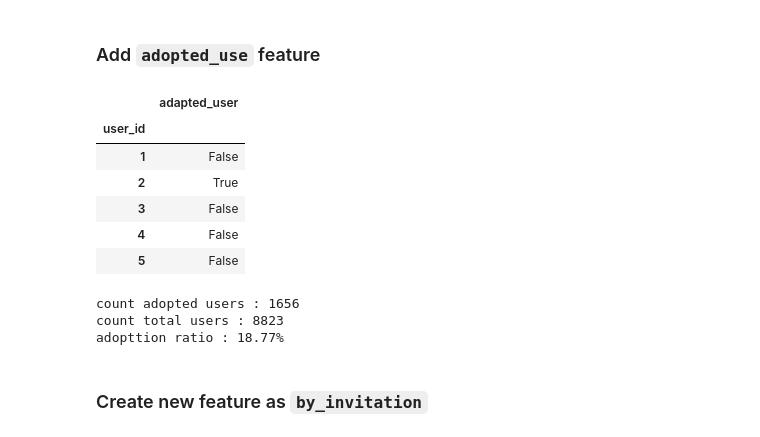
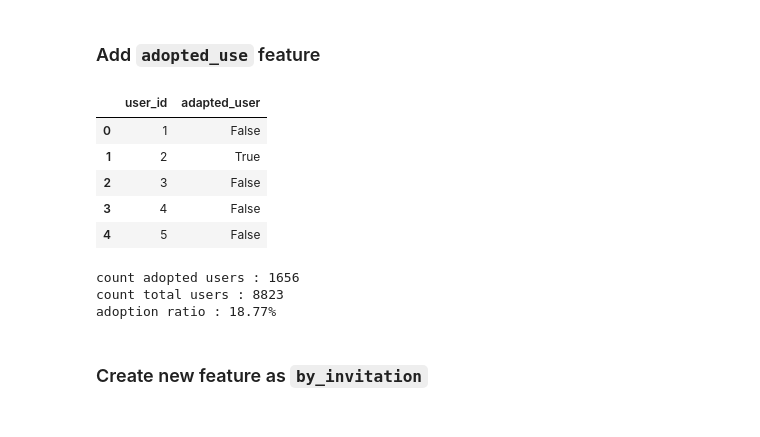
Before and after one commit to faridjn/-Springboard-7_2_5_API-Mini-Project, a Jupyter notebook: Unit 27 - Interview Challanges/2. relax_challenge/Notebooks/relax_challange.ipynb, the cells around one changed output. Cells and saved outputs as stored; diff of their text form; code cells hidden in the pictures.

```diff
--- a/Unit 27 - Interview Challanges/2. relax_challenge/Notebooks/relax_challange.ipynb
+++ b/Unit 27 - Interview Challanges/2. relax_challenge/Notebooks/relax_challange.ipynb
@@ -312,5 +285,3 @@ Missing data stasts
-# %%
-df = pd.merge(user_df, engagement_df, left_on='object_id', right_on='user_id')
 # %% [markdown]
 ### Date formatting
 # %%
@@ -319,8 +290,8 @@ datetime_format = '%Y-%m-%d %H:%M:%S'
 
 #Change `date_columns` coluumn data type to `datetime`
 engagement_df['time_stamp'] = pd.to_datetime(engagement_df['time_stamp'], format=datetime_format, errors="raise")
-df['creation_time'] = pd.to_datetime(df['creation_time'], format=datetime_format, errors="raise")
-df['last_session_creation_time'] = pd.to_datetime(df['last_session_creation_time'], unit='s')
+user_df['creation_time'] = pd.to_datetime(user_df['creation_time'], format=datetime_format, errors="raise")
+user_df['last_session_creation_time'] = pd.to_datetime(user_df['last_session_creation_time'], unit='s')
 # %% [markdown]
 ### Add `adopted_use` feature
 # %%
@@ -340,31 +311,36 @@ def adopted_user_checker(df, days=7, logins=3):
     passed_days = df['date'].diff(periods=logins-1)
 
     # check if any passed time is less than 7 days
-    return any(passed_days <= timedelta(days=days))
+    adopted = any(passed_days <= timedelta(days=days))
+
+    return adopted
 # %%
 # run the function on all users
 adopted = engagement_df.groupby('user_id').apply(adopted_user_checker)
 # %%
 #pass series to a dataframe and name `adapter_user`
 adopted_df = pd.DataFrame(adopted)
 adopted_df.columns = ['adapted_user']
+adopted_df.reset_index(drop=False, inplace=True)
 adopted_df.head()
 # %% [output]
-|  | adapted_user |
-| user_id |  |
-| 1 | False |
-| 2 | True |
-| 3 | False |
-| 4 | False |
-| 5 | False |
+|  | user_id | adapted_user |
+| 0 | 1 | False |
+| 1 | 2 | True |
+| 2 | 3 | False |
+| 3 | 4 | False |
+| 4 | 5 | False |
 # %%
-print('count adopted users :', adopted_df.sum()[0])
-print('count total users :', len(adopted_df))
-print(f'adopttion ratio : {100*adopted_df.sum()[0]/len(adopted_df):.2f}%')
+count_adopted_users = adopted_df['adapted_user'].sum()
+count_total_users = len(adopted_df)
+adoption_ratio = 100*count_adopted_users/count_total_users
+print('count adopted users :', count_adopted_users)
+print('count total users :', count_total_users)
+print(f'adoption ratio : {adoption_ratio:.2f}%')
 # %% [output]
 count adopted users : 1656
 count total users : 8823
-adopttion ratio : 18.77%
+adoption ratio : 18.77%
 # %% [markdown]
 ### Create new feature as `by_invitation`
 # %%
```
Also changed, not shown: parts of 85 cells of this notebook, 1 other file.
